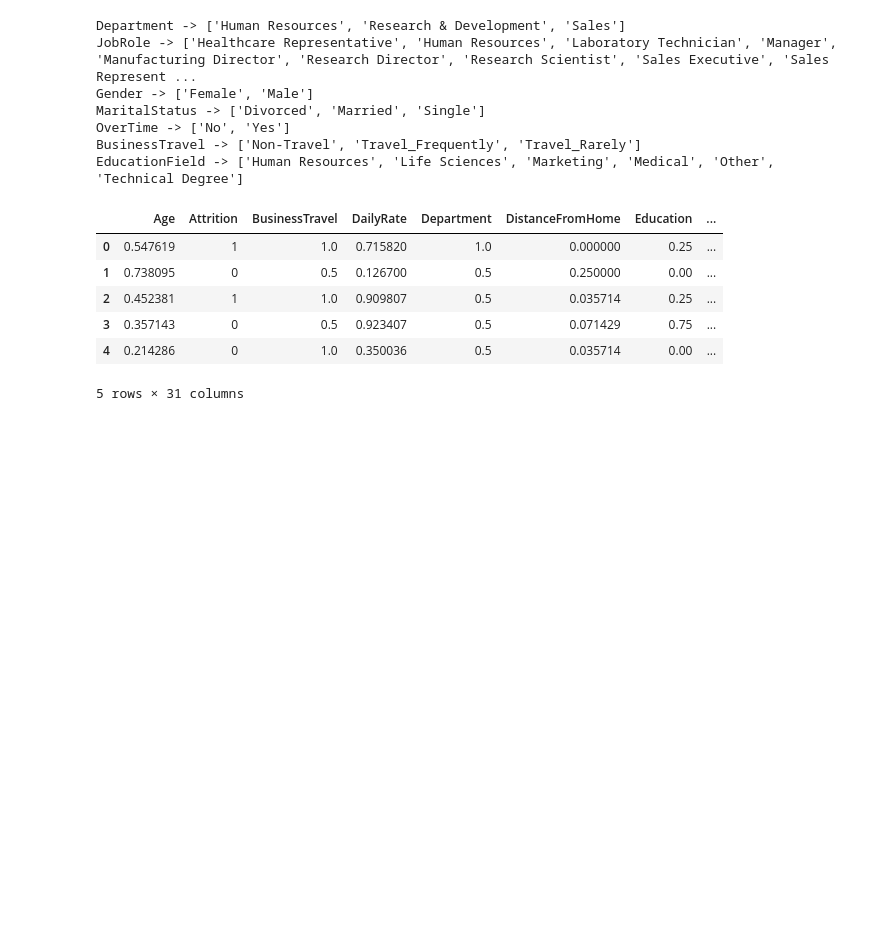
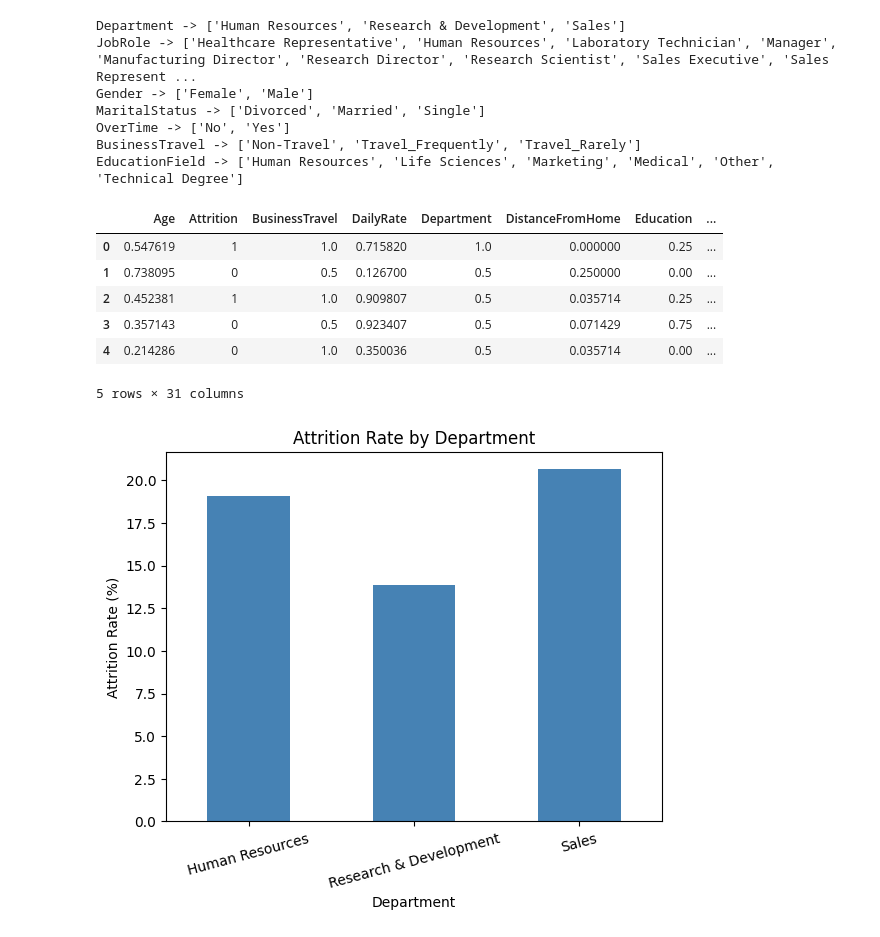
Before and after one commit to zainaahamed-work/Employee-Attrition-Analytics-XAI, a Jupyter notebook: Employee_Attrition_Project.ipynb, the cells around one changed output. Cells and saved outputs as stored; diff of their text form; code cells hidden in the pictures; blank space fills up the shorter version.

```diff
--- a/Employee_Attrition_Project.ipynb
+++ b/Employee_Attrition_Project.ipynb
@@ -196,3 +196,22 @@ df.head()
 # %%
 # Save the cleaned and prepared dataset for use in later phases
 df.to_csv('/content/drive/MyDrive/Employee_Attrition_Project/HR_Attrition_Cleaned.csv', index=False)
+# %%
+# Load a fresh copy of the original dataset for readable, human-interpretable charts
+df_eda = pd.read_csv('/content/drive/MyDrive/Employee_Attrition_Project/WA_Fn-UseC_-HR-Employee-Attrition.csv')
+
+# Encode Attrition numerically only, so group-wise attrition rates can be calculated directly
+df_eda['Attrition'] = df_eda['Attrition'].map({'Yes': 1, 'No': 0})
+# %%
+# Calculate the percentage of employees who left within each department
+department_attrition = df_eda.groupby('Department')['Attrition'].mean() * 100
+
+# Plot department-wise attrition rate as a bar chart
+department_attrition.plot(kind='bar', color='steelblue')
+plt.title('Attrition Rate by Department')
+plt.xlabel('Department')
+plt.ylabel('Attrition Rate (%)')
+plt.xticks(rotation=15)
+plt.show()
+# %% [output]
+[figure, added]
```
Also changed, not shown: parts of 9 cells of this notebook.
